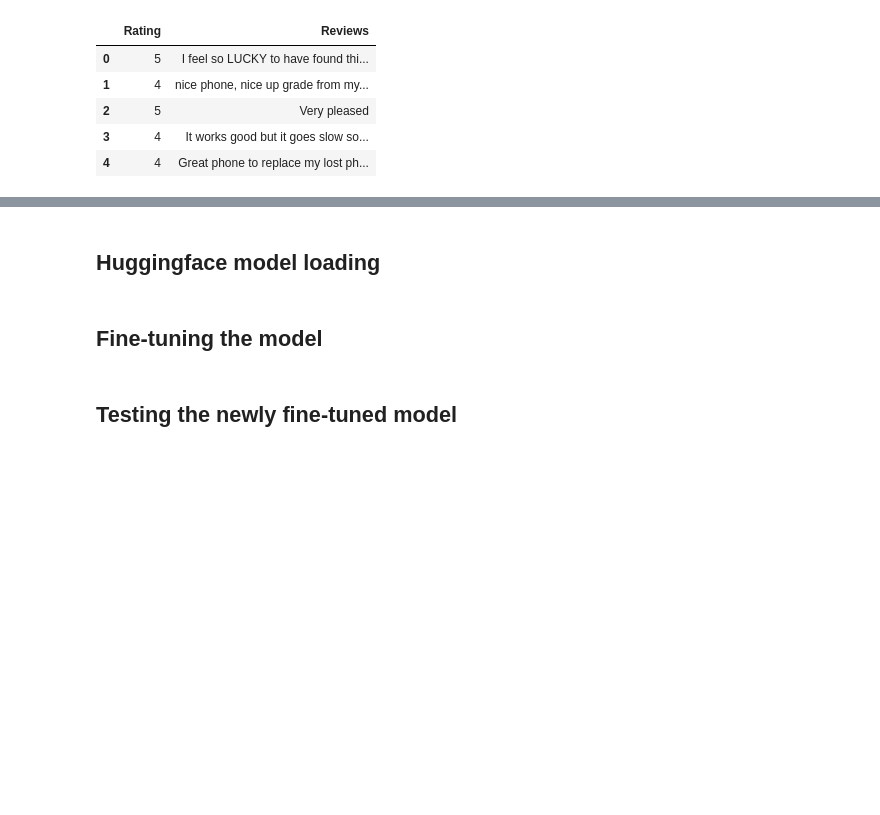
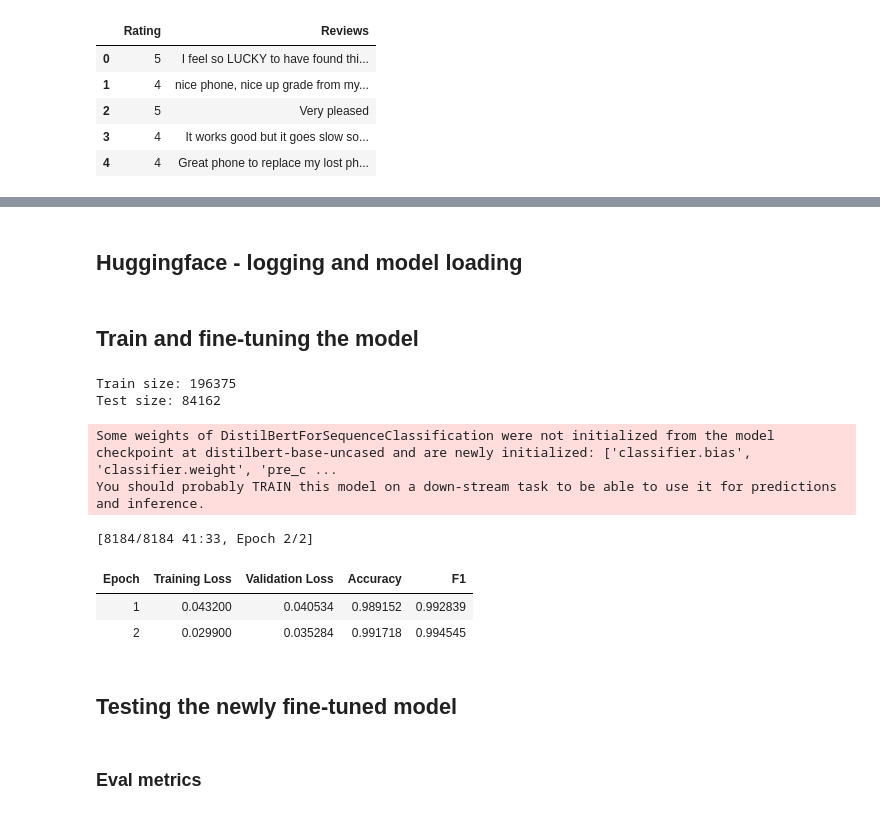
Before and after one commit to Floressek/LanguageProcessingLab, a Jupyter notebook: Lab5/Szymon_Florek_Model_fine_tuning.ipynb, the cells around one changed output, grey strips where cells are left out. Saved outputs shown, nothing was run; the diff lists cells and outputs as text; code cells hidden in the pictures; blank space fills up the shorter version.

```diff
--- a/Lab5/Szymon_Florek_Model_fine_tuning.ipynb
+++ b/Lab5/Szymon_Florek_Model_fine_tuning.ipynb
@@ -103,2 +168,18 @@ df.head()
+# %%
+import numpy as np
+from evaluate import load
+
+
+def compute_metrics(eval_pred) -> dict:
+    accuracy_metric = load("accuracy")
+    f1_metric = load("f1")
+
+    logits, labels = eval_pred
+    predictions = np.argmax(logits, axis=-1)
+
+    accuracy = accuracy_metric.compute(predictions=predictions, references=labels)["accuracy"]
+    f1 = f1_metric.compute(predictions=predictions, references=labels)["f1"]
+
+    return {"accuracy": accuracy, "f1": f1}
 # %% [markdown]
-## Huggingface model loading
+## Huggingface - logging and model loading
@@ -105,4 +195,58 @@ df.head()
 # %% [markdown]
-## Fine-tuning the model
+## Train and fine-tuning the model
+# %%
+from transformers import AutoModelForSequenceClassification, TrainingArguments, Trainer
+
+
+def train_model(tokenized_datasets: DatasetDict, tokenizer) -> Trainer:
+    model = AutoModelForSequenceClassification.from_pretrained(
+        MODEL_CHECKPOINT,
+        num_labels=2,
+    )
+
+    training_args = TrainingArguments(
+        output_dir=REPO_NAME,
+        learning_rate=LEARNING_RATE,
+        per_device_train_batch_size=BATCH_SIZE,
+        per_device_eval_batch_size=BATCH_SIZE,
+        num_train_epochs=NUM_EPOCHS,
+        weight_decay=WEIGHT_DECAY,
+        save_strategy="epoch",
+        eval_strategy="epoch",
+        push_to_hub=True,
+        remove_unused_columns=False,
+        logging_steps=100,
+        fp16=True,
+    )
+
+    trainer = Trainer(
+        model=model,
+        args=training_args,
+        train_dataset=tokenized_datasets['train'],
+        eval_dataset=tokenized_datasets['test'],
+        processing_class=tokenizer,
+        compute_metrics=compute_metrics
+    )
+
+    trainer.train()
+
+    return trainer
+
+
+print(f"Train size: {len(dataset_split['train'])}")
+print(f"Test size: {len(dataset_split['test'])}")
+
+tokenized_datasets = tokenize_and_label(dataset_split, tokenizer)
+
+trainer = train_model(tokenized_datasets, tokenizer)
+# %% [output]
+Train size: 196375
+Test size: 84162
+Some weights of DistilBertForSequenceClassification were not initialized from the model checkpoint at distilbert-base-uncased and are newly initialized: ['classifier.bias', 'classifier.weight', 'pre_c ...
+You should probably TRAIN this model on a down-stream task to be able to use it for predictions and inference.
+[8184/8184 41:33, Epoch 2/2]
+| Epoch | Training Loss | Validation Loss | Accuracy | F1 |
+| 1 | 0.043200 | 0.040534 | 0.989152 | 0.992839 |
+| 2 | 0.029900 | 0.035284 | 0.991718 | 0.994545 |
 # %% [markdown]
 ## Testing the newly fine-tuned model
@@ -108,0 +276,2 @@ df.head()
+# %% [markdown]
+### Eval metrics
```
Also changed, not shown: parts of 14 cells of this notebook, 4 other files.
